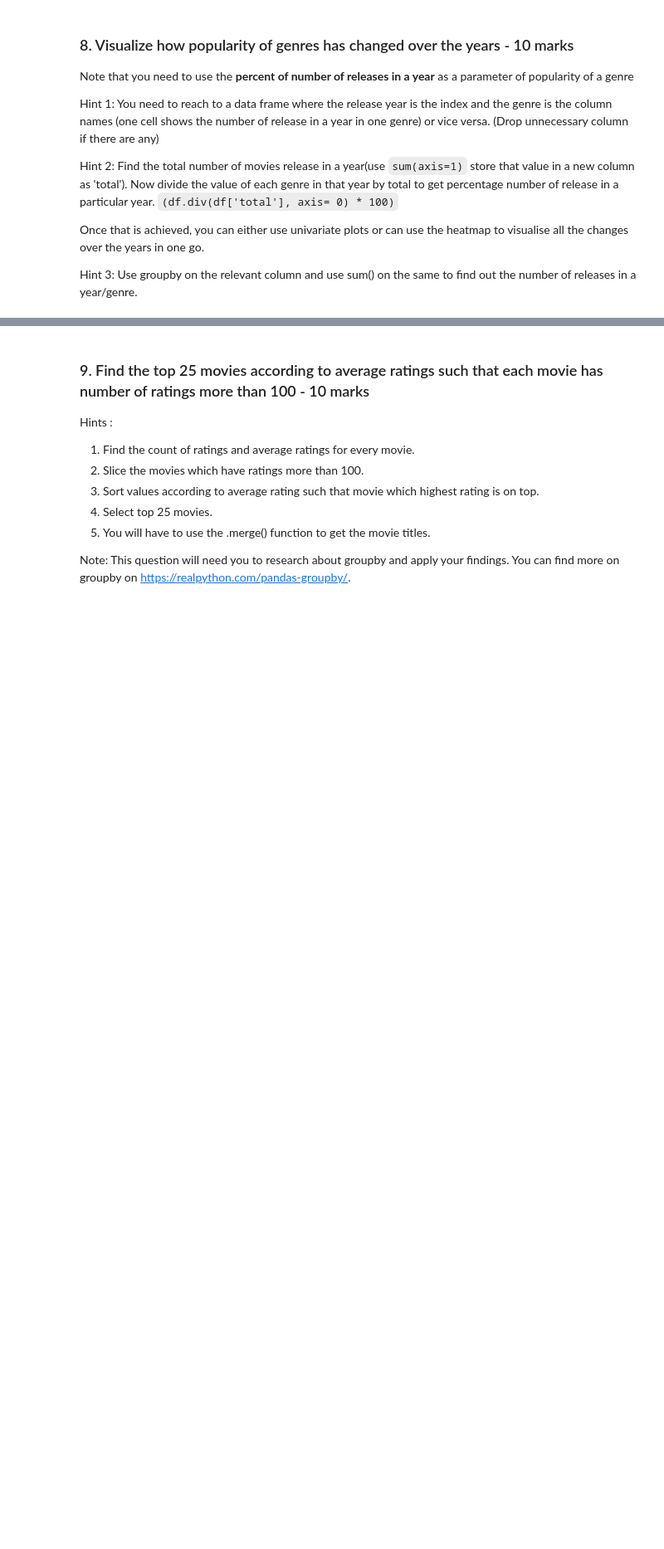
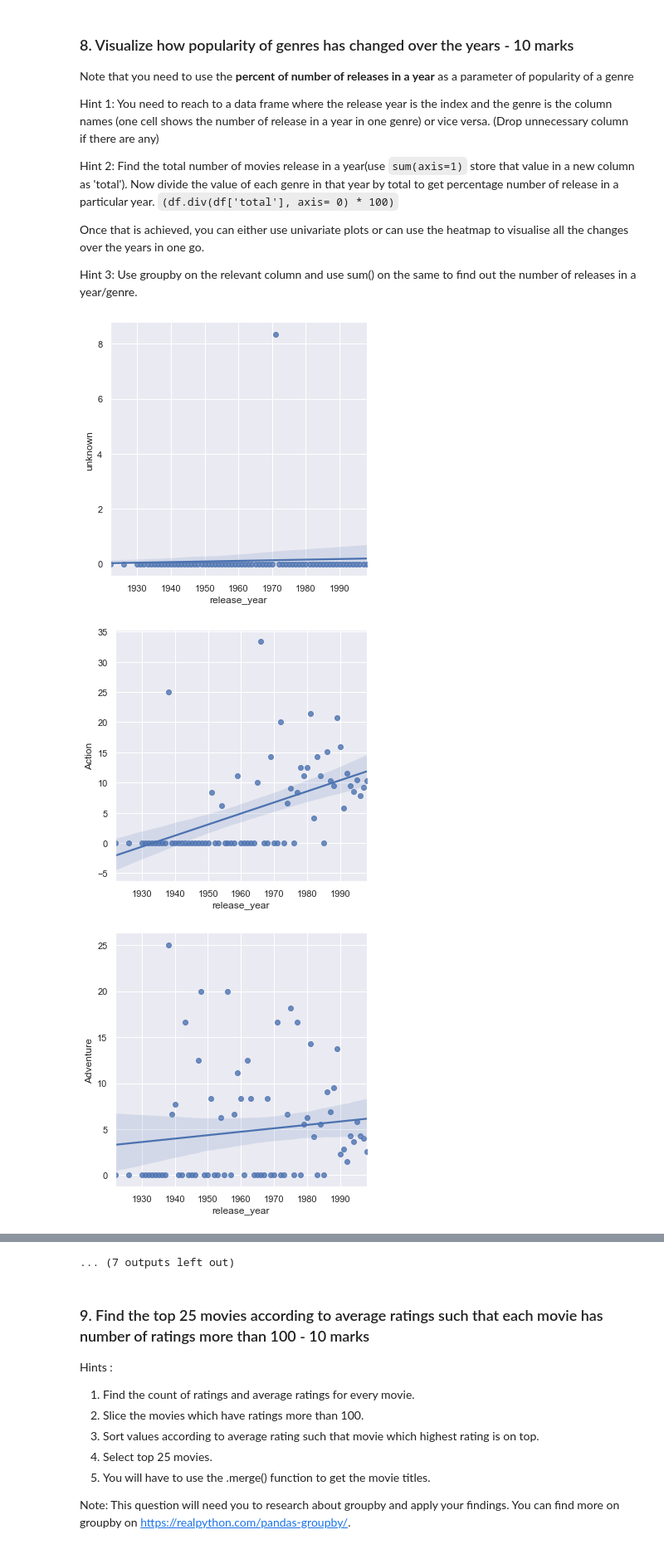
Before and after one commit to pcopley/uta-aiml, a Jupyter notebook: 01 Fundamentals of AIML/04 Project/MovieLens Project Questions.ipynb, the cells around one changed output, grey strips where cells are left out. Shown at 83% size. Cells and saved outputs as stored; diff of their text form; code cells hidden in the pictures; blank space fills up the shorter version.

Commit message:
Update MovieLens Project Questions.ipynb
Answer questions about genre popularity (8) and movie ratings (9)

```diff
--- a/01 Fundamentals of AIML/04 Project/MovieLens Project Questions.ipynb
+++ b/01 Fundamentals of AIML/04 Project/MovieLens Project Questions.ipynb
@@ -329,7 +329,7 @@ print(movies.loc[movies['num_genres'] > 1].shape[0])
 
 *HINT: Please refer to the below snippet to understand how to get to release year from release date. You can use str.split() as depicted below or you could convert it to pandas datetime format and extract year (.dt.year)*
 # %%
-movies['release year'] = pd.DatetimeIndex(movies['release date']).year
+movies['release_year'] = pd.DatetimeIndex(movies['release date']).year
 # %% [markdown]
 **Univariate plot: Rating**
 # %%
@@ -393,3 +386,21 @@ Once that is achieved, you can either use univariate plots or can use the heatma
 in one go.
 
 Hint 3: Use groupby on the relevant column and use sum() on the same to find out the number of releases in a year/genre.
+# %%
+# Drop columns we don't care about; group by release year and sum values
+releases = movies.drop(['movie id', 'num_genres'], axis='columns').groupby(['release_year']).sum()
+
+# Sum the genre values into new column 'total'
+releases['total'] = releases[list(only_genres.columns)].sum(axis=1)
+
+# Replace the release counts with release percentages
+releases[list(only_genres.columns)] = releases[list(only_genres.columns)].div(releases['total'], axis=0)*100
+releases.reset_index(inplace=True)
+
+# Plot changes in genre popularity as a percentage of total releases
+for genre in only_genres.columns:
+    sns.lmplot(x='release_year', y=genre, data=releases);
+# %% [output]
+[figure, added]
+[figure, added]
+[figure, added]
@@ -396,3 +416,4 @@ Hint 3: Use groupby on the relevant column and use sum() on the same to find out
+... (7 outputs left out)
 # %% [markdown]
 ### 9. Find the top 25 movies according to average ratings such that each movie has number of ratings more than 100 - 10 marks
 
```
Also changed, not shown: parts of 6 cells of this notebook.
